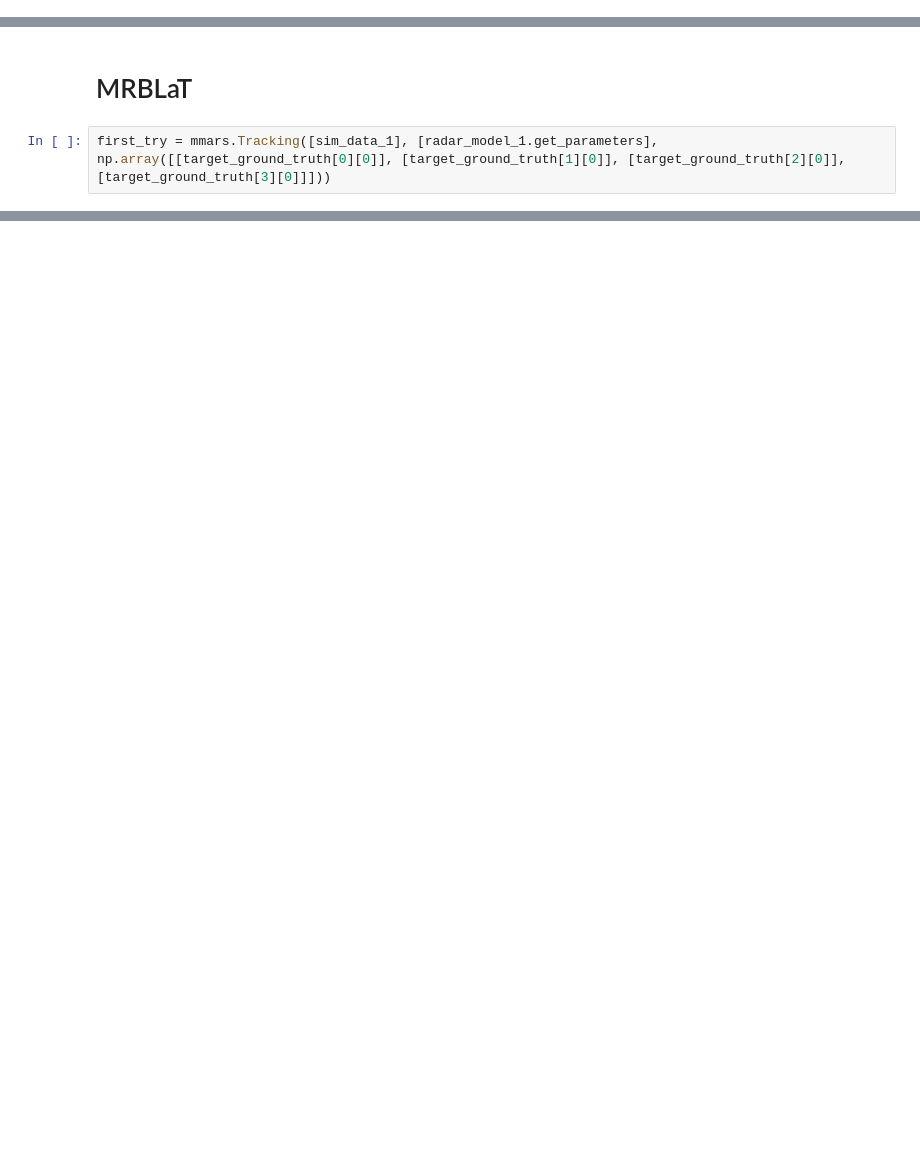
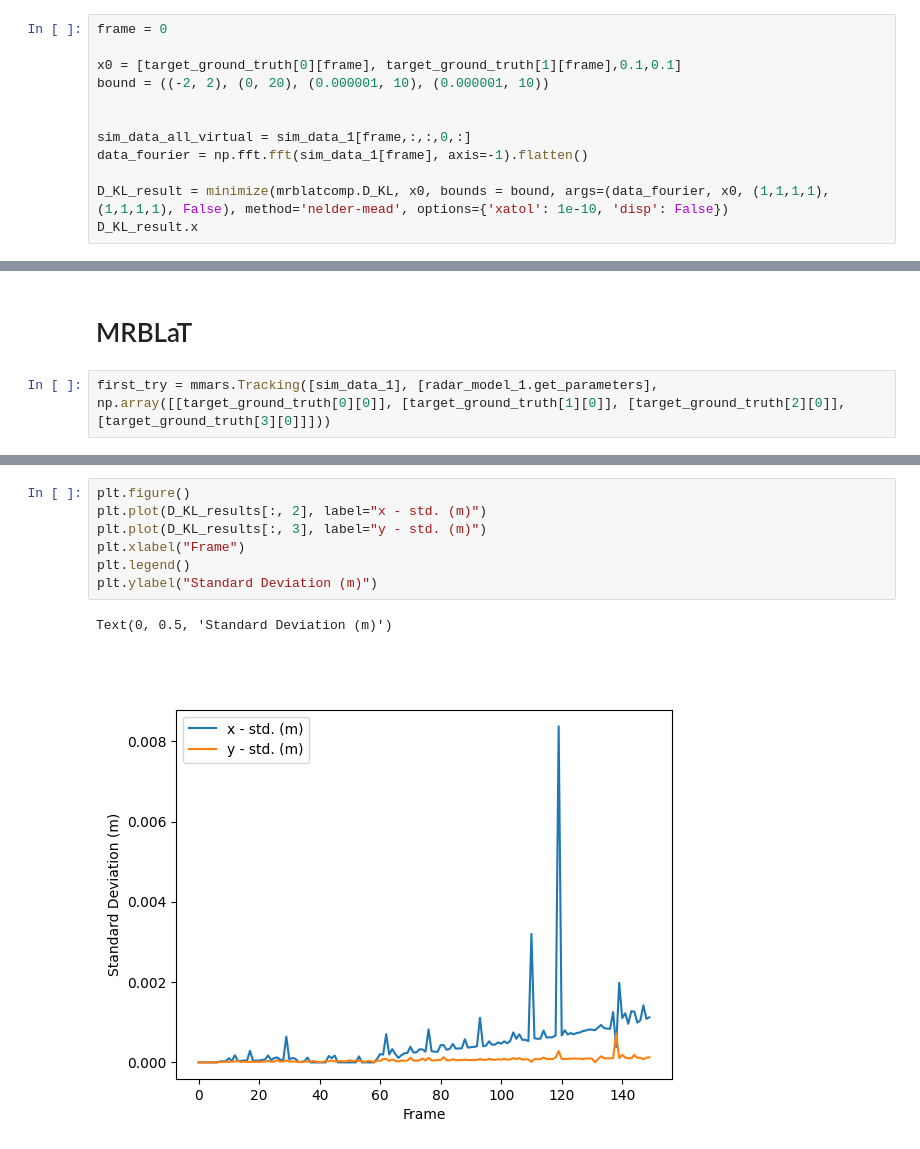
Before and after one commit to RHIMMELAND/MMARS, a Jupyter notebook: examples/MRBLaT_test.ipynb, the cells around one changed output, grey strips where cells are left out. Saved outputs shown, nothing was run; the diff lists cells and outputs as text; blank space fills up the shorter version.

```diff
--- a/examples/MRBLaT_test.ipynb
+++ b/examples/MRBLaT_test.ipynb
@@ -64,3 +66,15 @@ Running simulation with <mmars.fmcwRadar.FmcwRadar object at 0x...> and <mmars.t
 sim_data_1 = simulation_data_1.get_data()
 #sim_data_2 = simulation_data_2.get_data()
 #sim_data_3 = simulation_data_3.get_data()
+# %%
+frame = 0
+
+x0 = [target_ground_truth[0][frame], target_ground_truth[1][frame],0.1,0.1]
+bound = ((-2, 2), (0, 20), (0.000001, 10), (0.000001, 10))
+
+
+sim_data_all_virtual = sim_data_1[frame,:,:,0,:]
+data_fourier = np.fft.fft(sim_data_1[frame], axis=-1).flatten()
+
+D_KL_result = minimize(mrblatcomp.D_KL, x0, bounds = bound, args=(data_fourier, x0, (1,1,1,1), (1,1,1,1), False), method='nelder-mead', options={'xatol': 1e-10, 'disp': False})
+D_KL_result.x
@@ -262 +172,11 @@ np.float64(-2.1369925010321342)
+# %%
+plt.figure()
+plt.plot(D_KL_results[:, 2], label="x - std. (m)")
+plt.plot(D_KL_results[:, 3], label="y - std. (m)")
+plt.xlabel("Frame")
+plt.legend()
+plt.ylabel("Standard Deviation (m)")
+# %% [output]
+Text(0, 0.5, 'Standard Deviation (m)')
+[figure, added]
 # %%
```
Also changed, not shown: parts of 29 cells of this notebook, 3 other files.
